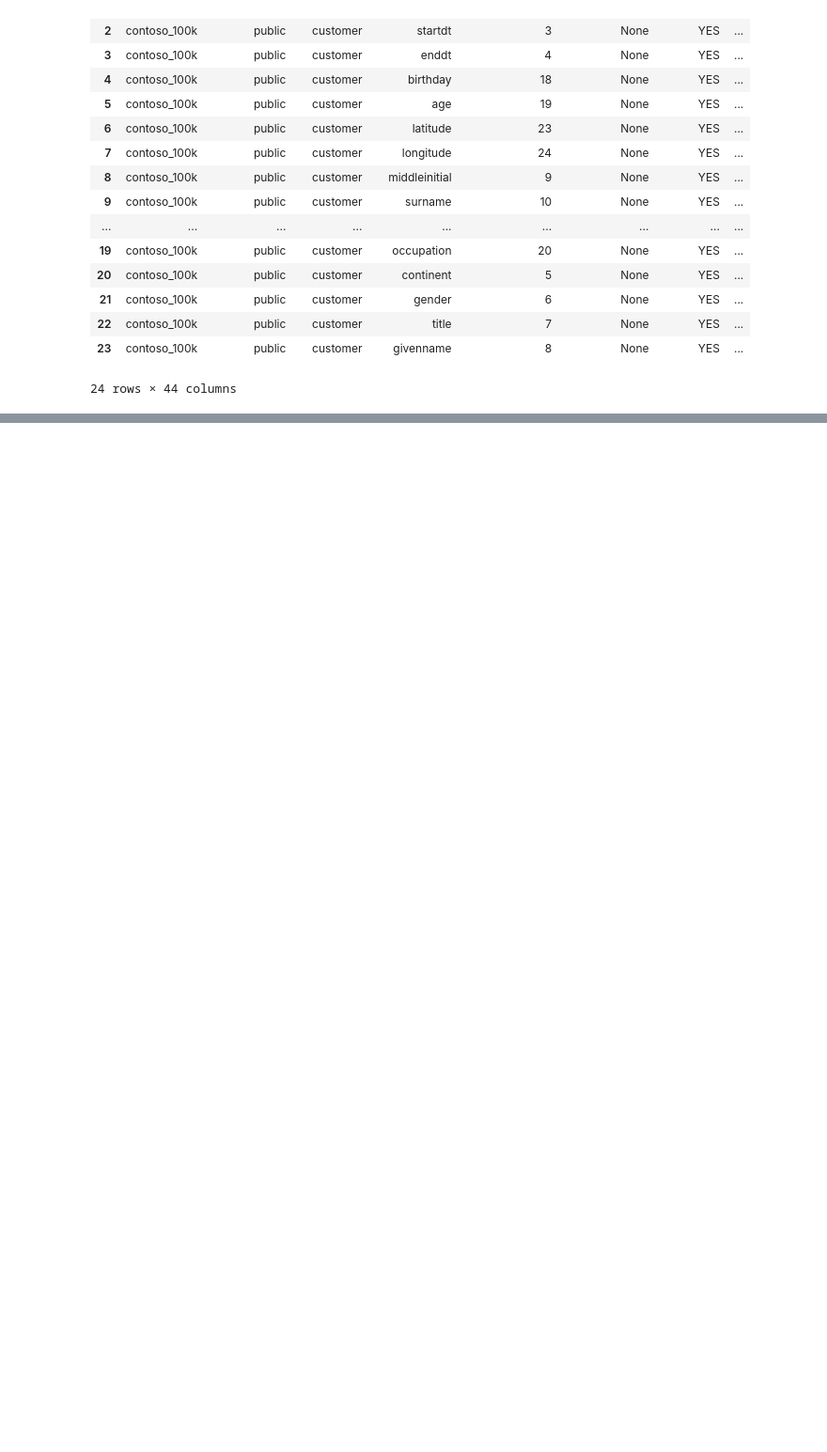
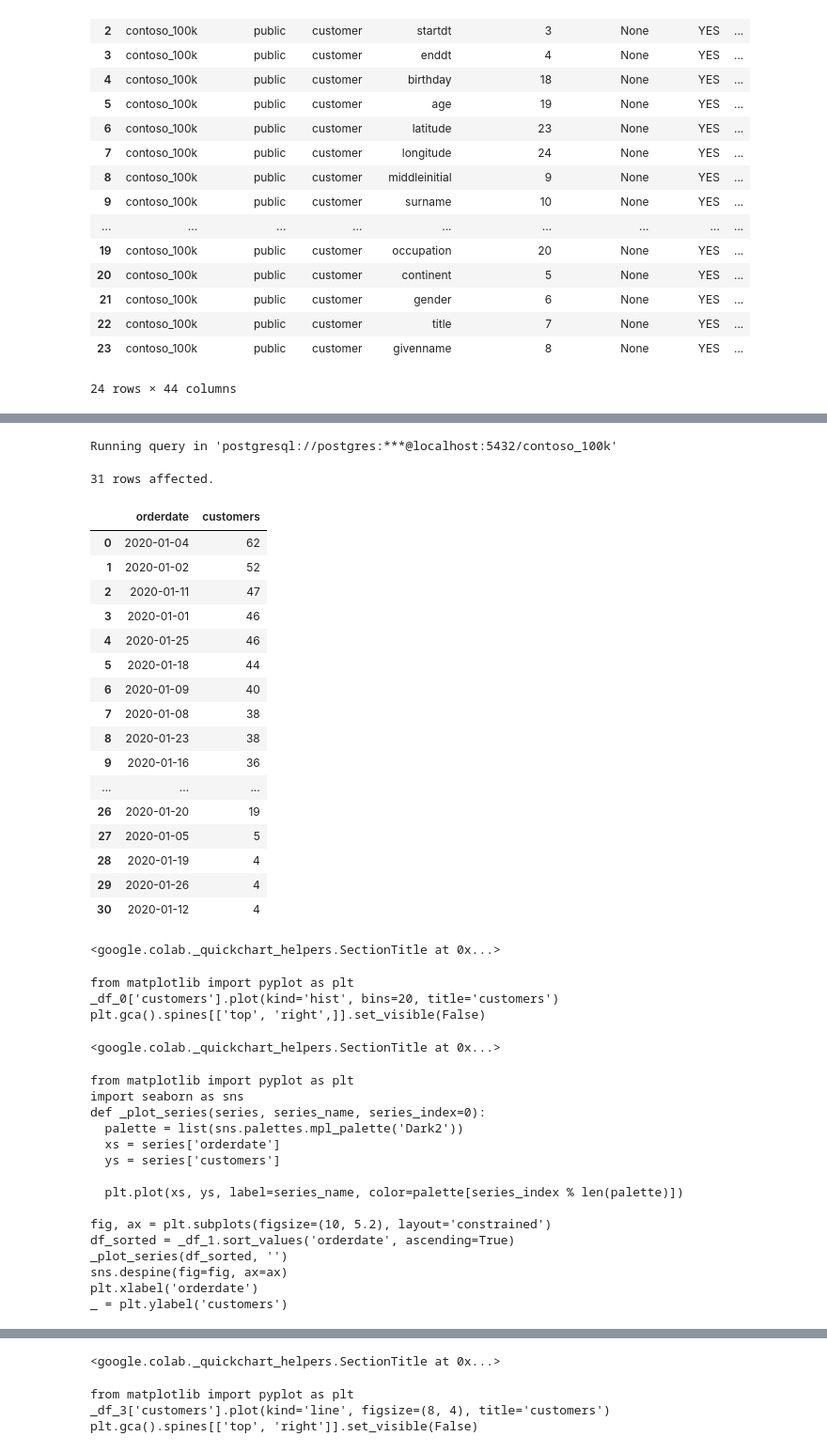
Before and after one commit to Josphat28/SQL_Project_Data_Analytics, a Jupyter notebook: Resources/Blank_SQL_Notebook.ipynb, the cells around one changed output, grey strips where cells are left out. Shown: that part at 94% size. Saved outputs shown, nothing was run; the diff lists cells and outputs as text; code cells hidden in the pictures; blank space fills up the shorter version.

```diff
--- a/Resources/Blank_SQL_Notebook.ipynb
+++ b/Resources/Blank_SQL_Notebook.ipynb
@@ -250,0 +254,49 @@ Running query in 'postgresql://postgres:***@localhost:5432/contoso_100k'
+# %%
+%%sql
+select
+  orderdate,
+  COUNT(distinct customerkey) as customers
+from sales
+where orderdate ::DATE between '2020-01-01' and '2020-01-31'
+group by orderdate
+order by customers desc;
+# %% [output]
+Running query in 'postgresql://postgres:***@localhost:5432/contoso_100k'
+31 rows affected.
+|  | orderdate | customers |
+| 0 | 2020-01-04 | 62 |
+| 1 | 2020-01-02 | 52 |
+| 2 | 2020-01-11 | 47 |
+| 3 | 2020-01-01 | 46 |
+| 4 | 2020-01-25 | 46 |
+| 5 | 2020-01-18 | 44 |
+| 6 | 2020-01-09 | 40 |
+| 7 | 2020-01-08 | 38 |
+| 8 | 2020-01-23 | 38 |
+| 9 | 2020-01-16 | 36 |
+| ... | ... | ... |
+| 26 | 2020-01-20 | 19 |
+| 27 | 2020-01-05 | 5 |
+| 28 | 2020-01-19 | 4 |
+| 29 | 2020-01-26 | 4 |
+| 30 | 2020-01-12 | 4 |
+<google.colab._quickchart_helpers.SectionTitle at 0x...>
+from matplotlib import pyplot as plt
+_df_0['customers'].plot(kind='hist', bins=20, title='customers')
+plt.gca().spines[['top', 'right',]].set_visible(False)
+<google.colab._quickchart_helpers.SectionTitle at 0x...>
+from matplotlib import pyplot as plt
+import seaborn as sns
+def _plot_series(series, series_name, series_index=0):
+  palette = list(sns.palettes.mpl_palette('Dark2'))
+  xs = series['orderdate']
+  ys = series['customers']
+
+  plt.plot(xs, ys, label=series_name, color=palette[series_index % len(palette)])
+
+fig, ax = plt.subplots(figsize=(10, 5.2), layout='constrained')
+df_sorted = _df_1.sort_values('orderdate', ascending=True)
+_plot_series(df_sorted, '')
+sns.despine(fig=fig, ax=ax)
+plt.xlabel('orderdate')
+_ = plt.ylabel('customers')
@@ -250,0 +322,4 @@ Running query in 'postgresql://postgres:***@localhost:5432/contoso_100k'
+<google.colab._quickchart_helpers.SectionTitle at 0x...>
+from matplotlib import pyplot as plt
+_df_3['customers'].plot(kind='line', figsize=(8, 4), title='customers')
+plt.gca().spines[['top', 'right']].set_visible(False)
```
Also changed, not shown: parts of 4 cells of this notebook.
